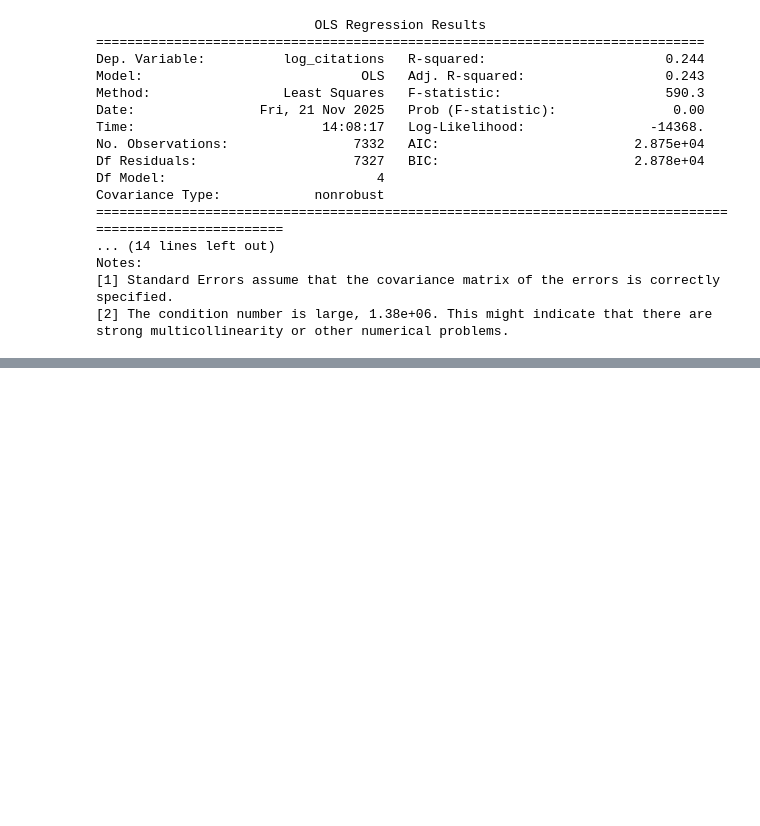
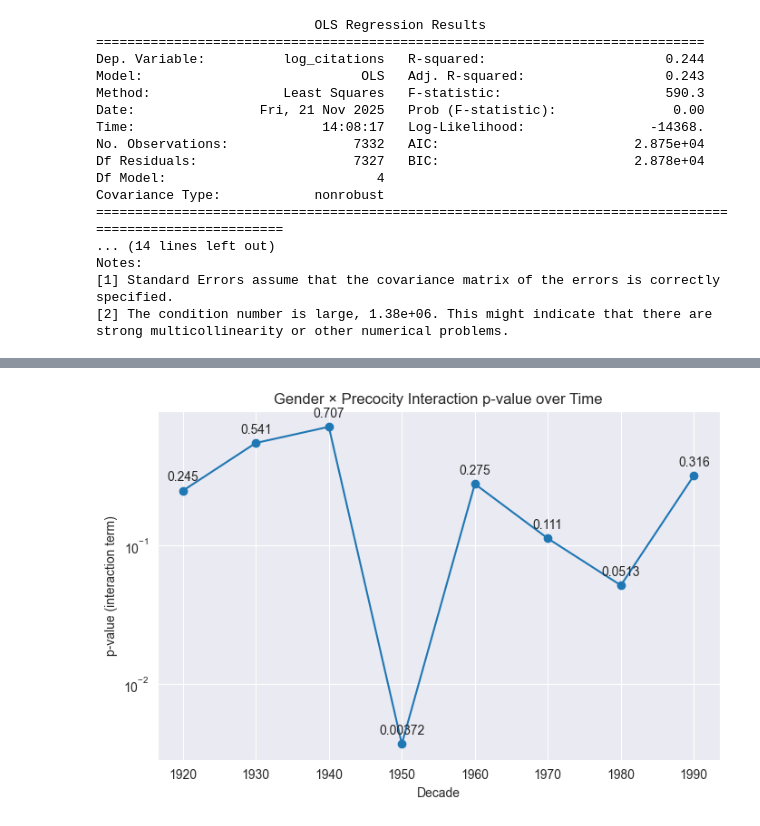
Before and after one commit to rscohen2/gender_novelty_econlit, a Jupyter notebook: analyze_econ_data.ipynb, the cells around one changed output, grey strips where cells are left out. Cells and saved outputs as stored; diff of their text form; code cells hidden in the pictures; blank space fills up the shorter version.

```diff
--- a/analyze_econ_data.ipynb
+++ b/analyze_econ_data.ipynb
@@ -966,0 +1072,23 @@ strong multicollinearity or other numerical problems.
+# %%
+import matplotlib.pyplot as plt
+
+plt.figure(figsize=(8, 5))
+
+plt.plot(df_reg['decade'], df_reg['pval'], marker='o')
+plt.yscale('log')
+plt.xlabel("Decade")
+plt.ylabel("p-value (interaction term)")
+plt.title("Gender × Precocity Interaction p-value over Time")
+plt.grid(True)
+
+# Annotation for each point
+for decade, pval in zip(df_reg['decade'], df_reg['pval']):
+    plt.annotate(f"{pval:.3g}",        # formats like 0.00234 → '0.00234'
+                 (decade, pval),
+                 textcoords="offset points",
+                 xytext=(0, 8),       # slight vertical offset
+                 ha='center')
+
+plt.show()
+# %% [output]
+[figure, added]
```
Also changed, not shown: parts of 7 cells of this notebook, 1 other file.
